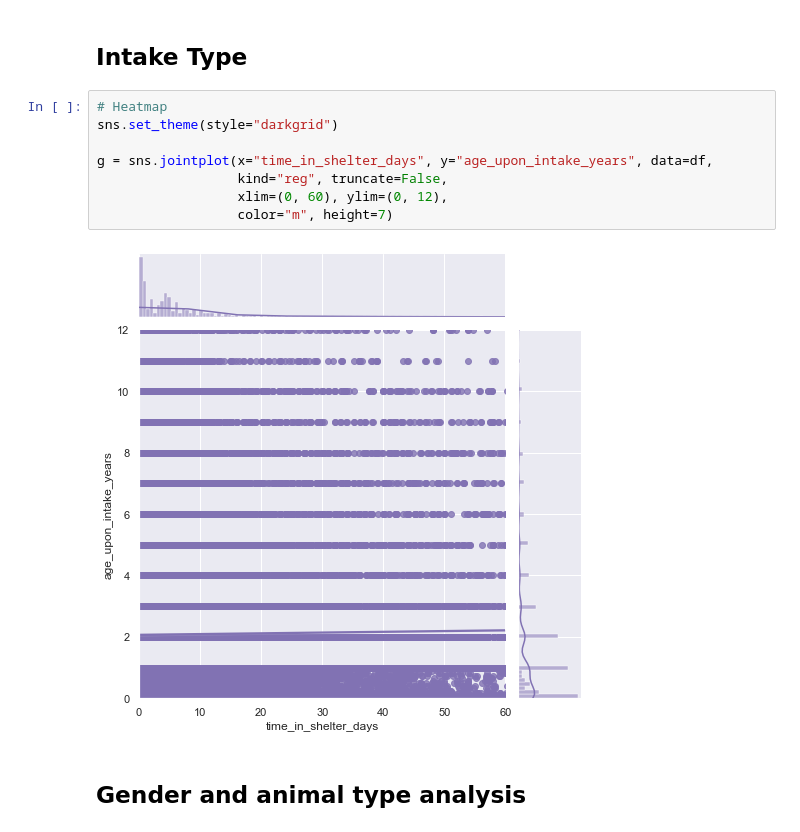
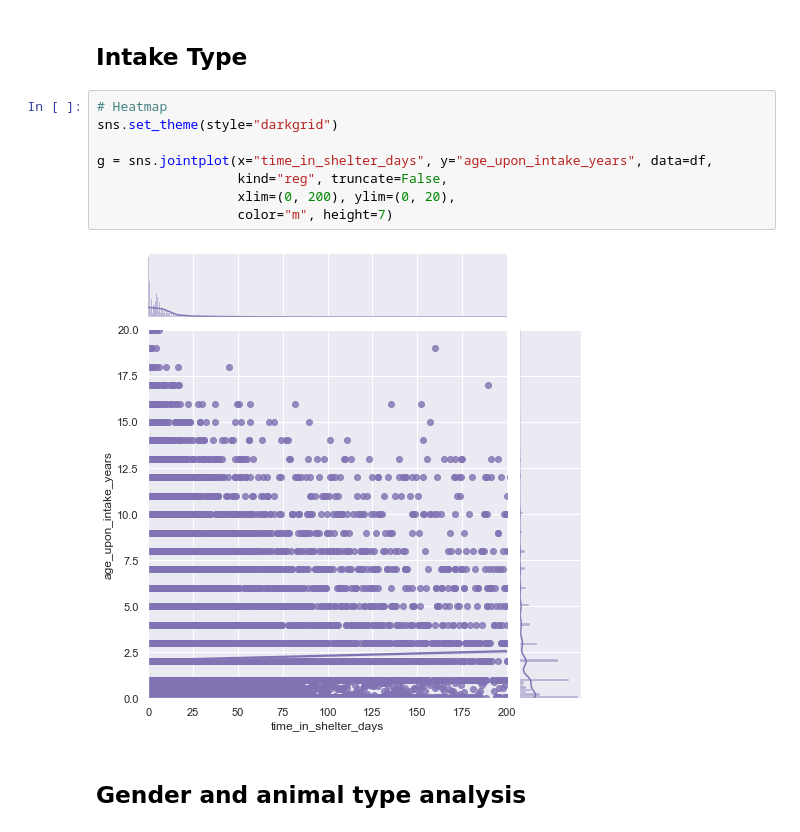
Before and after one commit to hookjamesa/austin_animal_shelter_analysis, a Jupyter notebook: visual_analysis.ipynb, the cells around one changed output. Cells and saved outputs as stored; diff of their text form.

```diff
--- a/visual_analysis.ipynb
+++ b/visual_analysis.ipynb
@@ -143,13 +143,13 @@ ax.fig.set_figheight(8)
 # %%
 # Heatmap
 sns.set_theme(style="darkgrid")
 
 g = sns.jointplot(x="time_in_shelter_days", y="age_upon_intake_years", data=df,
                   kind="reg", truncate=False,
-                  xlim=(0, 60), ylim=(0, 12),
+                  xlim=(0, 200), ylim=(0, 20),
                   color="m", height=7)
 # %% [output]
-[figure, old version]
+[figure, new version]
 # %% [markdown]
 ## Gender and animal type analysis
 # %%
```
Also changed, not shown: parts of 10 cells of this notebook.
